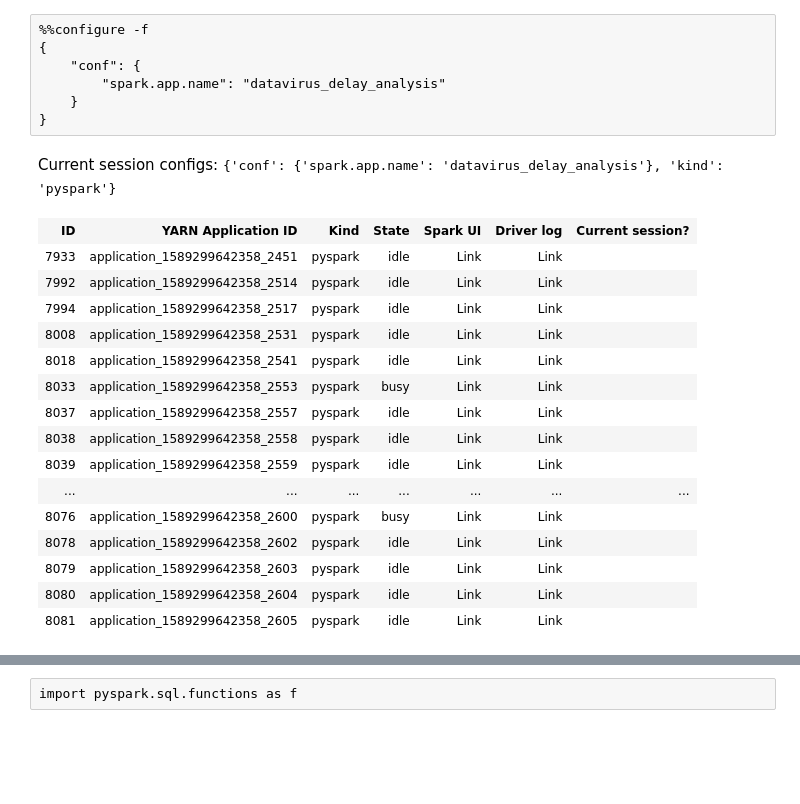
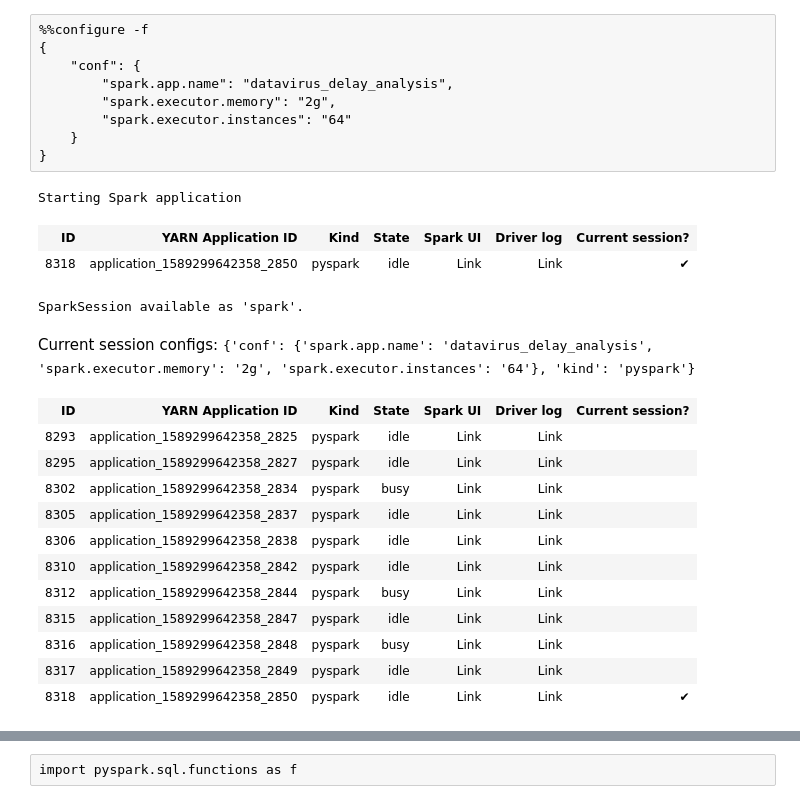
Before and after one commit to guarin/journey_planner, a Jupyter notebook: notebooks/delay_analysis.ipynb, the cells around one changed output, grey strips where cells are left out. Cells and saved outputs as stored; diff of their text form; blank space fills up the shorter version.

```diff
--- a/notebooks/delay_analysis.ipynb
+++ b/notebooks/delay_analysis.ipynb
@@ -1,28 +1,30 @@
 # %%
 %%configure -f
 {
     "conf": {
-        "spark.app.name": "datavirus_delay_analysis"
+        "spark.app.name": "datavirus_delay_analysis",
+        "spark.executor.memory": "2g",
+        "spark.executor.instances": "64"
     }
 }
 # %% [output]
+Starting Spark application
+| ID | YARN Application ID | Kind | State | Spark UI | Driver log | Current session? |
+| 8318 | application_1589299642358_2850 | pyspark | idle | Link | Link | ✔ |
+SparkSession available as 'spark'.
-Current session configs: {'conf': {'spark.app.name': 'datavirus_delay_analysis'}, 'kind': 'pyspark'}
+Current session configs: {'conf': {'spark.app.name': 'datavirus_delay_analysis', 'spark.executor.memory': '2g', 'spark.executor.instances': '64'}, 'kind': 'pyspark'}
-| ID | YARN Application ID | Kind | State | Spark UI | Driver log | Current session? |
-| 7933 | application_1589299642358_2451 | pyspark | idle | Link | Link |  |
-| 7992 | application_1589299642358_2514 | pyspark | idle | Link | Link |  |
-| 7994 | application_1589299642358_2517 | pyspark | idle | Link | Link |  |
-| 8008 | application_1589299642358_2531 | pyspark | idle | Link | Link |  |
-| 8018 | application_1589299642358_2541 | pyspark | idle | Link | Link |  |
-| 8033 | application_1589299642358_2553 | pyspark | busy | Link | Link |  |
-| 8037 | application_1589299642358_2557 | pyspark | idle | Link | Link |  |
-| 8038 | application_1589299642358_2558 | pyspark | idle | Link | Link |  |
-| 8039 | application_1589299642358_2559 | pyspark | idle | Link | Link |  |
-| ... | ... | ... | ... | ... | ... | ... |
-| 8076 | application_1589299642358_2600 | pyspark | busy | Link | Link |  |
-| 8078 | application_1589299642358_2602 | pyspark | idle | Link | Link |  |
-| 8079 | application_1589299642358_2603 | pyspark | idle | Link | Link |  |
-| 8080 | application_1589299642358_2604 | pyspark | idle | Link | Link |  |
-| 8081 | application_1589299642358_2605 | pyspark | idle | Link | Link |  |
+| ID | YARN Application ID | Kind | State | Spark UI | Driver log | Current session? |
+| 8293 | application_1589299642358_2825 | pyspark | idle | Link | Link |  |
+| 8295 | application_1589299642358_2827 | pyspark | idle | Link | Link |  |
+| 8302 | application_1589299642358_2834 | pyspark | busy | Link | Link |  |
+| 8305 | application_1589299642358_2837 | pyspark | idle | Link | Link |  |
+| 8306 | application_1589299642358_2838 | pyspark | idle | Link | Link |  |
+| 8310 | application_1589299642358_2842 | pyspark | idle | Link | Link |  |
+| 8312 | application_1589299642358_2844 | pyspark | busy | Link | Link |  |
+| 8315 | application_1589299642358_2847 | pyspark | idle | Link | Link |  |
+| 8316 | application_1589299642358_2848 | pyspark | busy | Link | Link |  |
+| 8317 | application_1589299642358_2849 | pyspark | idle | Link | Link |  |
+| 8318 | application_1589299642358_2850 | pyspark | idle | Link | Link | ✔ |
 # %%
 # Initialization
 spark
```
Also changed, not shown: parts of 12 cells of this notebook, 1 other file.
